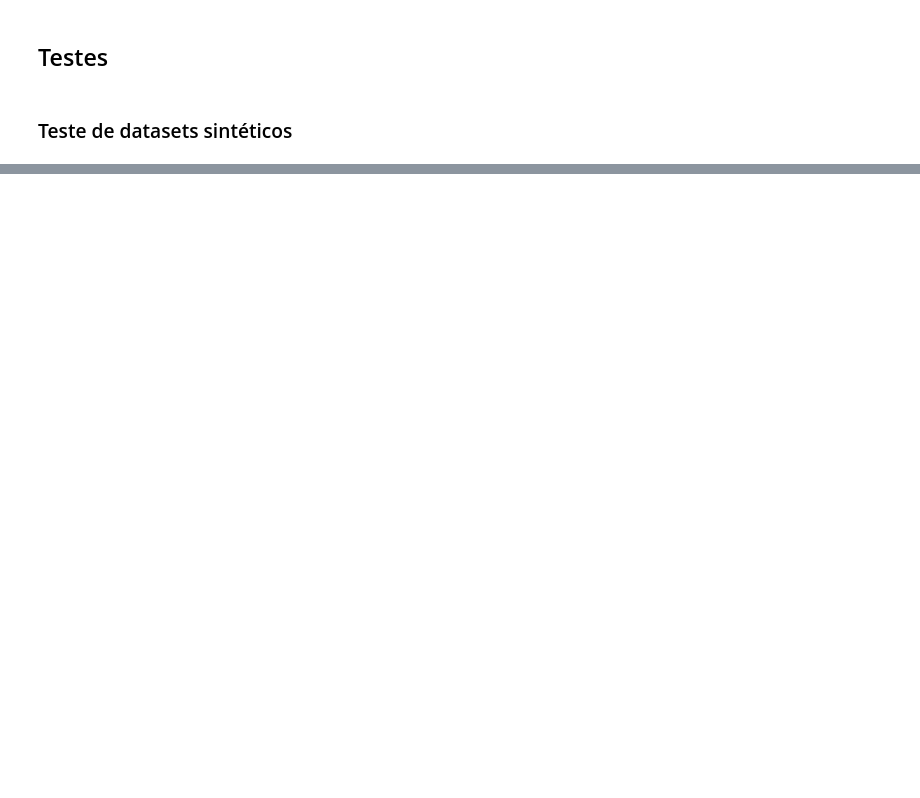
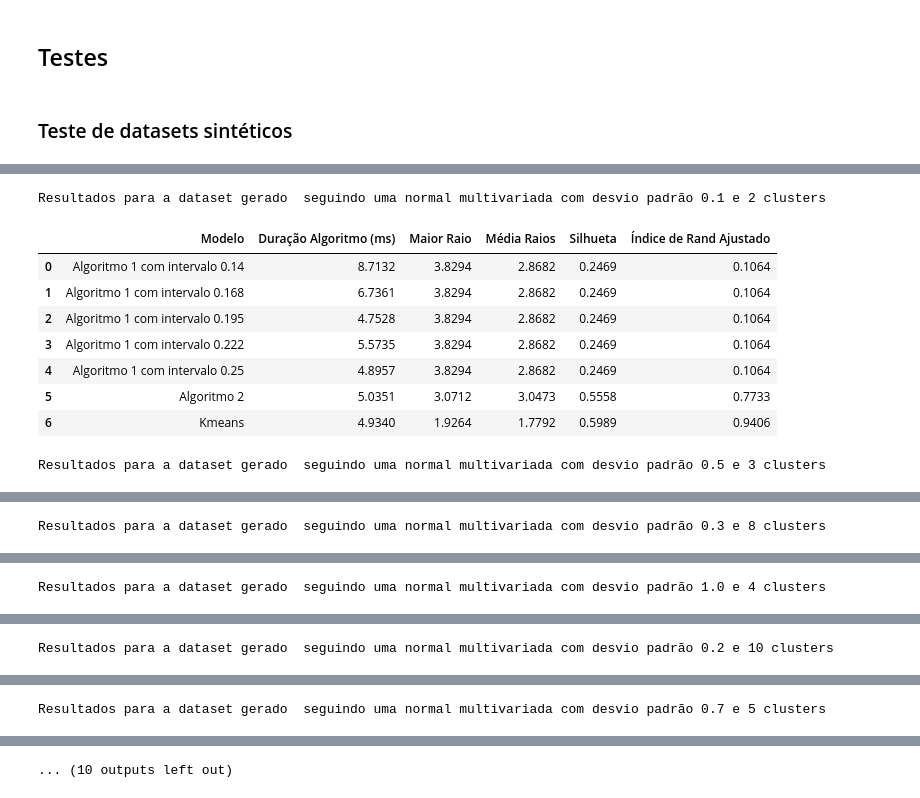
Before and after one commit to beatrizreisgb/TP2ALG2, a Jupyter notebook: src/tp.ipynb, the cells around one changed output, grey strips where cells are left out. Drawn from its saved outputs; the diff is of its cells as text; code cells hidden in the pictures; blank space fills up the shorter version.

```diff
--- a/src/tp.ipynb
+++ b/src/tp.ipynb
@@ -499,7 +451,7 @@ def executeAll(data, k_clusters, n_distance, labels, nome_test, n_experimentos=3
     # Armazenar resultados do Algoritmo 1
     resultados = []
 
-    percentages = np.linspace(0.08, 0.25, num=6)
+    percentages = np.linspace(0.14, 0.25, num=5)
 
     for percentage in percentages:
         percentage = np.around(percentage, decimals=3)
@@ -508,9 +460,10 @@ def executeAll(data, k_clusters, n_distance, labels, nome_test, n_experimentos=3
         mean_rai_alg1 = []
         sil_alg1 = []
         ra_alg1 = []
-
         for _ in range(n_experimentos):
             # Algoritmo 1
+            #print(percentage)
+
             start_time = datetime.now()
             clusters_1, raios_1, sil_1, r_1 = k_clustering(pontos, percentage, k_clusters, n_distance, distMatrix, labels)
             end_time = datetime.now()
@@ -599,20 +552,6 @@ def executeAll(data, k_clusters, n_distance, labels, nome_test, n_experimentos=3
     # Preparando a tabela de resultados
     report_table_df = pd.DataFrame(resultados)
 
-    fig, ax = plt.subplots(figsize=(35, 8))
-    ax.axis('tight')
-    ax.axis('off')
-    fig.text(0.90, 0.01, f"{nome_test}", fontsize=8, ha='right', va='bottom', alpha=0.8)
-
-    table = ax.table(cellText=report_table_df.values, colLabels=report_table_df.columns, cellLoc='center', loc='center')
-    table.scale(1, 4)
-
-    for key, cell in table.get_celld().items():
-        if key[0] == 0:
-            cell.set_text_props(weight='bold')
-
-    plt.show()
-
     return report_table_df
 # %% [markdown]
 ### Teste de datasets sintéticos
@@ -620,0 +560,56 @@ def executeAll(data, k_clusters, n_distance, labels, nome_test, n_experimentos=3
+# %%
+n_experimentos = 30
+
+combined_results = []
+dataset_titles = []
+for i in range(0,10):
+    labels = labels_list_normal[i]
+    nome_test = f"Resultados para a dataset gerado  seguindo uma normal multivariada com desvio padrão {std_devs[i]} e {n_clusters_normal[i]} clusters"
+    dataset_titles.append("Dataset seguindo uma normal multivariada com desvio padrão {std_devs[i]} e {n_clusters_normal[i]} clusters")
+    data = np.column_stack((data_normal[i][:, 0], data_normal[i][:, 1]))
+
+    df_resultado = executeAll(np.array(data), n_clusters_normal[i], 1, labels, nome_test, n_experimentos)
+
+    print(nome_test)
+    display(df_resultado)
+
+    combined_results.append(df_resultado)
+
+combined_df = pd.concat(combined_results, keys=dataset_titles)
+mean_results = combined_df.groupby("Modelo").mean().reset_index()
+
+fig, ax = plt.subplots(figsize=(35, 8))
+ax.axis('tight')
+ax.axis('off')
+
+fig.text(0.90, 0.01, f"Médias de Todos os Testes para Dados Gerados pela Normal Multivariada e Distancia 1", fontsize=8, ha='right', va='bottom', alpha=0.8)
+
+table = ax.table(cellText=mean_results.values, colLabels=mean_results.columns, cellLoc='center', loc='center')
+table.scale(1, 4)
+
+for key, cell in table.get_celld().items():
+    if key[0] == 0:
+        cell.set_text_props(weight='bold')
+
+latex_code = mean_results.to_latex(index=False,
+                         caption='Resultados para dataset seguindo uma normal multivariada',
+                         label='tab:nm11',
+                         column_format='|c|c|c|',
+                         float_format="%.2f")
+
+latex_code = mean_results.to_latex(index=False)
+
+plt.show()
+print("Latex da tabela:")
+print(latex_code)
+# %% [output]
+Resultados para a dataset gerado  seguindo uma normal multivariada com desvio padrão 0.1 e 2 clusters
+|  | Modelo | Duração Algoritmo (ms) | Maior Raio | Média Raios | Silhueta | Índice de Rand Ajustado |
+| 0 | Algoritmo 1 com intervalo 0.14 | 8.7132 | 3.8294 | 2.8682 | 0.2469 | 0.1064 |
+| 1 | Algoritmo 1 com intervalo 0.168 | 6.7361 | 3.8294 | 2.8682 | 0.2469 | 0.1064 |
+| 2 | Algoritmo 1 com intervalo 0.195 | 4.7528 | 3.8294 | 2.8682 | 0.2469 | 0.1064 |
+| 3 | Algoritmo 1 com intervalo 0.222 | 5.5735 | 3.8294 | 2.8682 | 0.2469 | 0.1064 |
+| 4 | Algoritmo 1 com intervalo 0.25 | 4.8957 | 3.8294 | 2.8682 | 0.2469 | 0.1064 |
+| 5 | Algoritmo 2 | 5.0351 | 3.0712 | 3.0473 | 0.5558 | 0.7733 |
+| 6 | Kmeans | 4.9340 | 1.9264 | 1.7792 | 0.5989 | 0.9406 |
+Resultados para a dataset gerado  seguindo uma normal multivariada com desvio padrão 0.5 e 3 clusters
@@ -620,0 +624 @@ def executeAll(data, k_clusters, n_distance, labels, nome_test, n_experimentos=3
+Resultados para a dataset gerado  seguindo uma normal multivariada com desvio padrão 0.3 e 8 clusters
@@ -620,0 +633 @@ def executeAll(data, k_clusters, n_distance, labels, nome_test, n_experimentos=3
+Resultados para a dataset gerado  seguindo uma normal multivariada com desvio padrão 1.0 e 4 clusters
@@ -620,0 +642 @@ def executeAll(data, k_clusters, n_distance, labels, nome_test, n_experimentos=3
+Resultados para a dataset gerado  seguindo uma normal multivariada com desvio padrão 0.2 e 10 clusters
@@ -620,0 +651 @@ def executeAll(data, k_clusters, n_distance, labels, nome_test, n_experimentos=3
+Resultados para a dataset gerado  seguindo uma normal multivariada com desvio padrão 0.7 e 5 clusters
@@ -620,0 +660 @@ def executeAll(data, k_clusters, n_distance, labels, nome_test, n_experimentos=3
+... (10 outputs left out)
```
Also changed, not shown: parts of 17 cells of this notebook, 3 other files.
